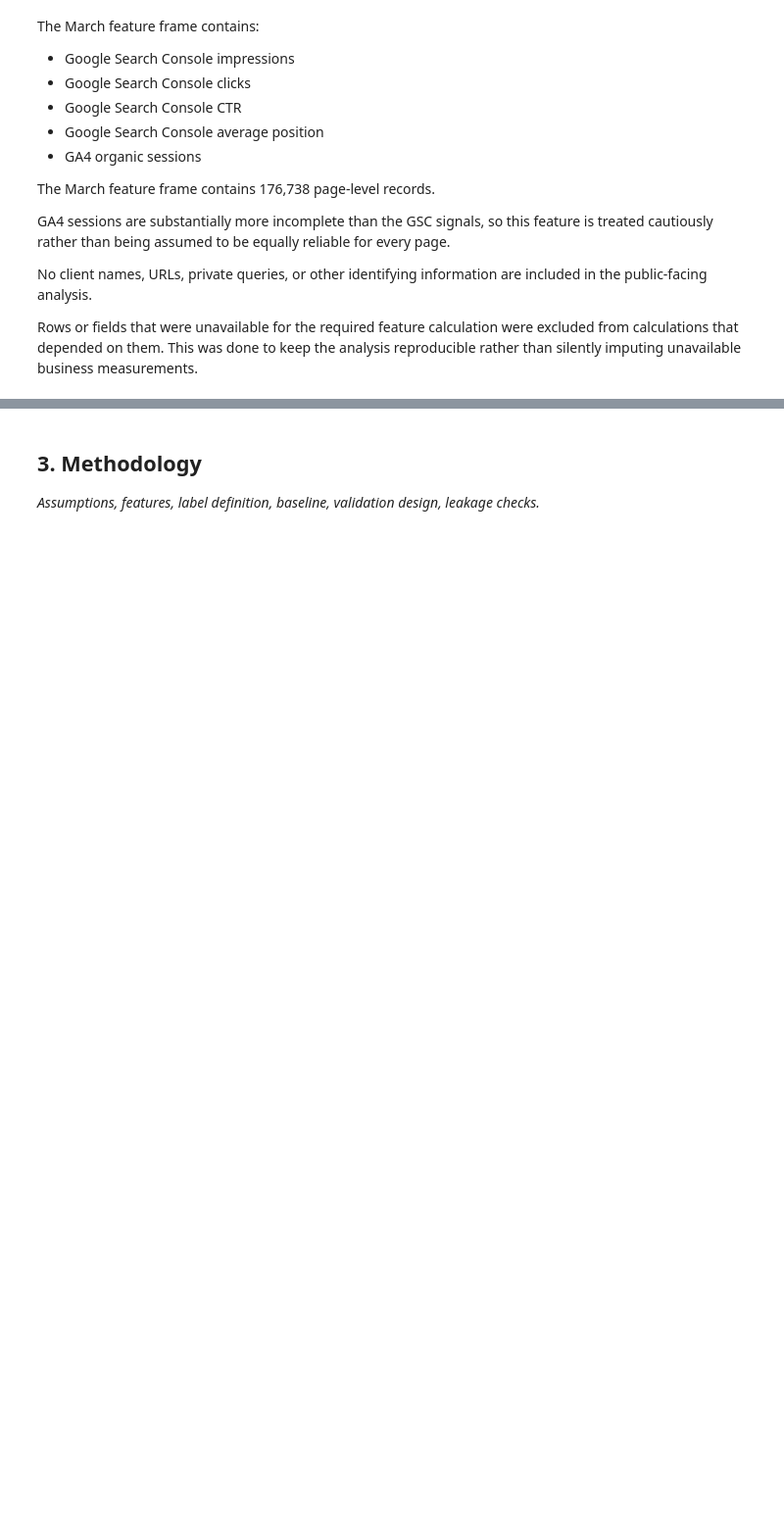
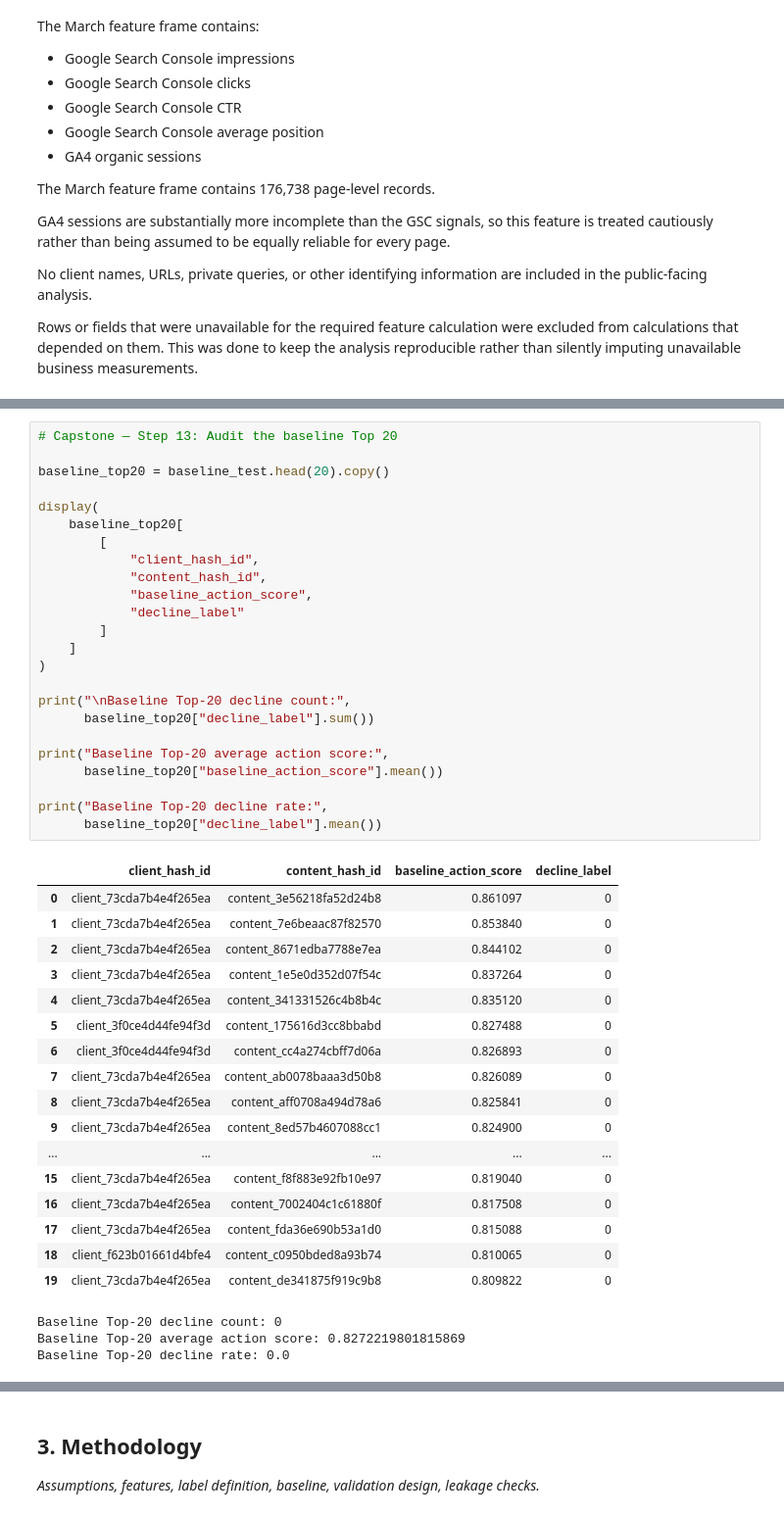
Before and after one commit to tayyba6/ML_Internship, a Jupyter notebook: work/notebooks/capstone.ipynb, the cells around one changed output, grey strips where cells are left out. Shown at 98% size. Drawn from its saved outputs; the diff is of its cells as text; blank space fills up the shorter version.

```diff
--- a/work/notebooks/capstone.ipynb
+++ b/work/notebooks/capstone.ipynb
@@ -52,0 +561,45 @@ Rows or fields that were unavailable for the required feature calculation were e
+# %%
+# Capstone — Step 13: Audit the baseline Top 20
+
+baseline_top20 = baseline_test.head(20).copy()
+
+display(
+    baseline_top20[
+        [
+            "client_hash_id",
+            "content_hash_id",
+            "baseline_action_score",
+            "decline_label"
+        ]
+    ]
+)
+
+print("\nBaseline Top-20 decline count:",
+      baseline_top20["decline_label"].sum())
+
+print("Baseline Top-20 average action score:",
+      baseline_top20["baseline_action_score"].mean())
+
+print("Baseline Top-20 decline rate:",
+      baseline_top20["decline_label"].mean())
+# %% [output]
+|  | client_hash_id | content_hash_id | baseline_action_score | decline_label |
+| 0 | client_73cda7b4e4f265ea | content_3e56218fa52d24b8 | 0.861097 | 0 |
+| 1 | client_73cda7b4e4f265ea | content_7e6beaac87f82570 | 0.853840 | 0 |
+| 2 | client_73cda7b4e4f265ea | content_8671edba7788e7ea | 0.844102 | 0 |
+| 3 | client_73cda7b4e4f265ea | content_1e5e0d352d07f54c | 0.837264 | 0 |
+| 4 | client_73cda7b4e4f265ea | content_341331526c4b8b4c | 0.835120 | 0 |
+| 5 | client_3f0ce4d44fe94f3d | content_175616d3cc8bbabd | 0.827488 | 0 |
+| 6 | client_3f0ce4d44fe94f3d | content_cc4a274cbff7d06a | 0.826893 | 0 |
+| 7 | client_73cda7b4e4f265ea | content_ab0078baaa3d50b8 | 0.826089 | 0 |
+| 8 | client_73cda7b4e4f265ea | content_aff0708a494d78a6 | 0.825841 | 0 |
+| 9 | client_73cda7b4e4f265ea | content_8ed57b4607088cc1 | 0.824900 | 0 |
+| ... | ... | ... | ... | ... |
+| 15 | client_73cda7b4e4f265ea | content_f8f883e92fb10e97 | 0.819040 | 0 |
+| 16 | client_73cda7b4e4f265ea | content_7002404c1c61880f | 0.817508 | 0 |
+| 17 | client_73cda7b4e4f265ea | content_fda36e690b53a1d0 | 0.815088 | 0 |
+| 18 | client_f623b01661d4bfe4 | content_c0950bded8a93b74 | 0.810065 | 0 |
+| 19 | client_73cda7b4e4f265ea | content_de341875f919c9b8 | 0.809822 | 0 |
+Baseline Top-20 decline count: 0
+Baseline Top-20 average action score: 0.8272219801815869
+Baseline Top-20 decline rate: 0.0
```
Also changed, not shown: parts of 38 cells of this notebook.
